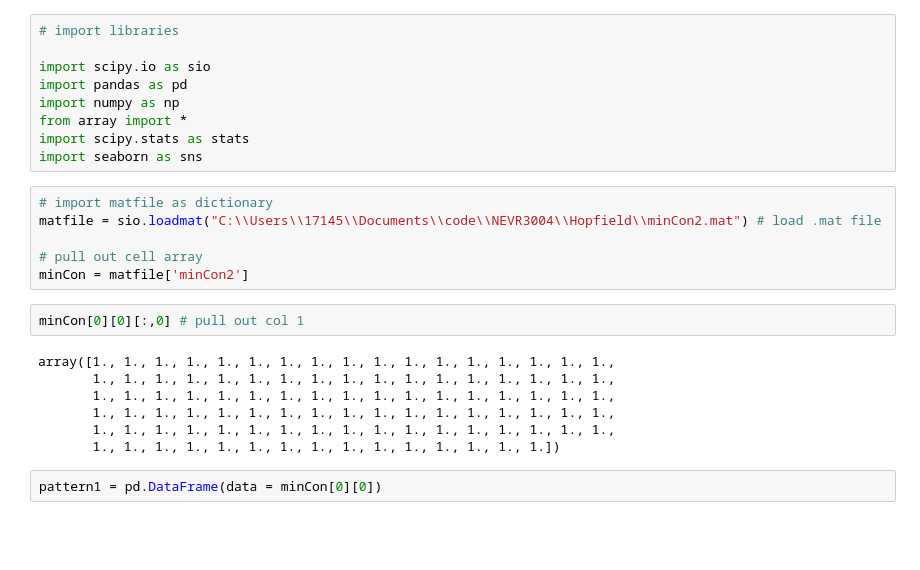
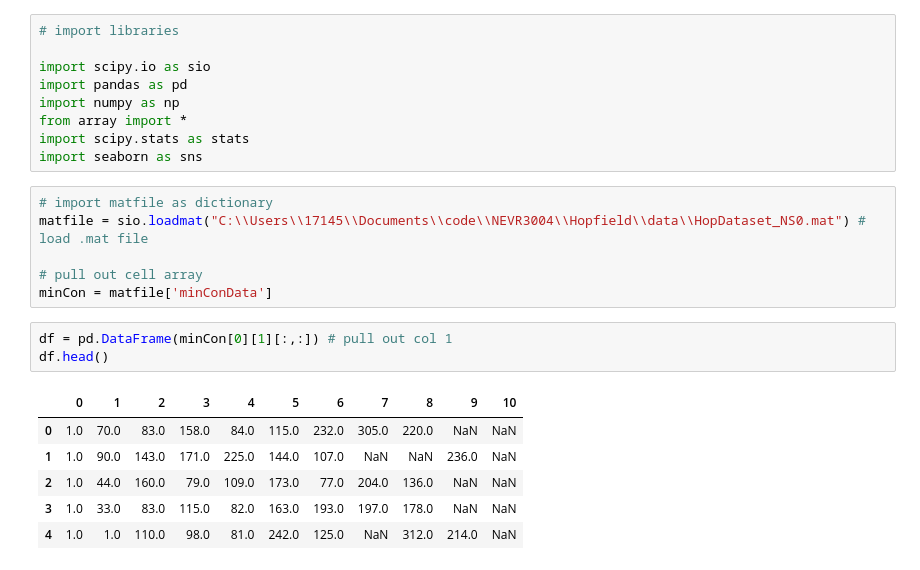
Before and after one commit to jncarpen/NEVR3004, a Jupyter notebook: Hopfield/generateFigs_test.ipynb, the cells around one changed output. Saved outputs shown, nothing was run; the diff lists cells and outputs as text; blank space fills up the shorter version.

```diff
--- a/Hopfield/generateFigs_test.ipynb
+++ b/Hopfield/generateFigs_test.ipynb
@@ -9,18 +9,17 @@ import scipy.stats as stats
 import seaborn as sns
 # %%
 # import matfile as dictionary
-matfile = sio.loadmat("C:\\Users\\17145\\Documents\\code\\NEVR3004\\Hopfield\\minCon2.mat") # load .mat file
+matfile = sio.loadmat("C:\\Users\\17145\\Documents\\code\\NEVR3004\\Hopfield\\data\\HopDataset_NS0.mat") # load .mat file
 
 # pull out cell array
-minCon = matfile['minCon2']
+minCon = matfile['minConData']
 # %%
-minCon[0][0][:,0] # pull out col 1
+df = pd.DataFrame(minCon[0][1][:,:]) # pull out col 1
+df.head()
 # %% [output]
-array([1., 1., 1., 1., 1., 1., 1., 1., 1., 1., 1., 1., 1., 1., 1., 1., 1.,
-       1., 1., 1., 1., 1., 1., 1., 1., 1., 1., 1., 1., 1., 1., 1., 1., 1.,
-       1., 1., 1., 1., 1., 1., 1., 1., 1., 1., 1., 1., 1., 1., 1., 1., 1.,
-       1., 1., 1., 1., 1., 1., 1., 1., 1., 1., 1., 1., 1., 1., 1., 1., 1.,
-       1., 1., 1., 1., 1., 1., 1., 1., 1., 1., 1., 1., 1., 1., 1., 1., 1.,
-       1., 1., 1., 1., 1., 1., 1., 1., 1., 1., 1., 1., 1., 1., 1.])
+|  | 0 | 1 | 2 | 3 | 4 | 5 | 6 | 7 | 8 | 9 | 10 |
+| 0 | 1.0 | 70.0 | 83.0 | 158.0 | 84.0 | 115.0 | 232.0 | 305.0 | 220.0 | NaN | NaN |
+| 1 | 1.0 | 90.0 | 143.0 | 171.0 | 225.0 | 144.0 | 107.0 | NaN | NaN | 236.0 | NaN |
+| 2 | 1.0 | 44.0 | 160.0 | 79.0 | 109.0 | 173.0 | 77.0 | 204.0 | 136.0 | NaN | NaN |
+| 3 | 1.0 | 33.0 | 83.0 | 115.0 | 82.0 | 163.0 | 193.0 | 197.0 | 178.0 | NaN | NaN |
+| 4 | 1.0 | 1.0 | 110.0 | 98.0 | 81.0 | 242.0 | 125.0 | NaN | 312.0 | 214.0 | NaN |
-# %%
-pattern1 = pd.DataFrame(data = minCon[0][0])
```
Also changed, not shown: parts of 4 cells of this notebook, 11 other files.
